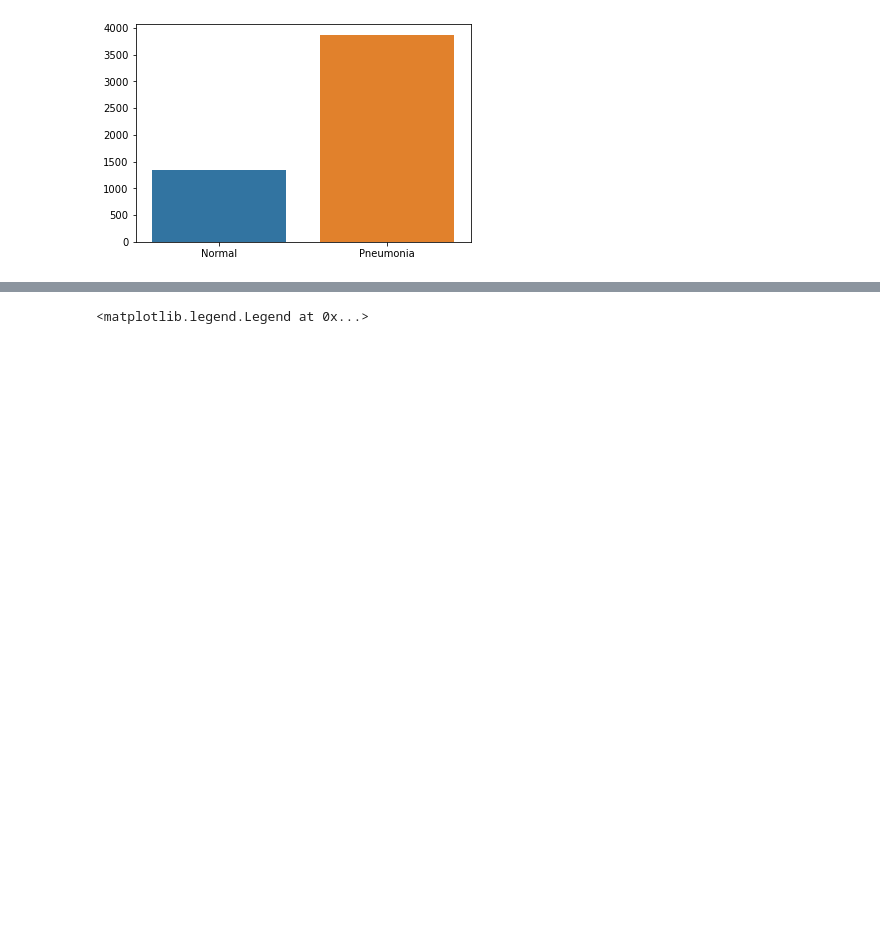
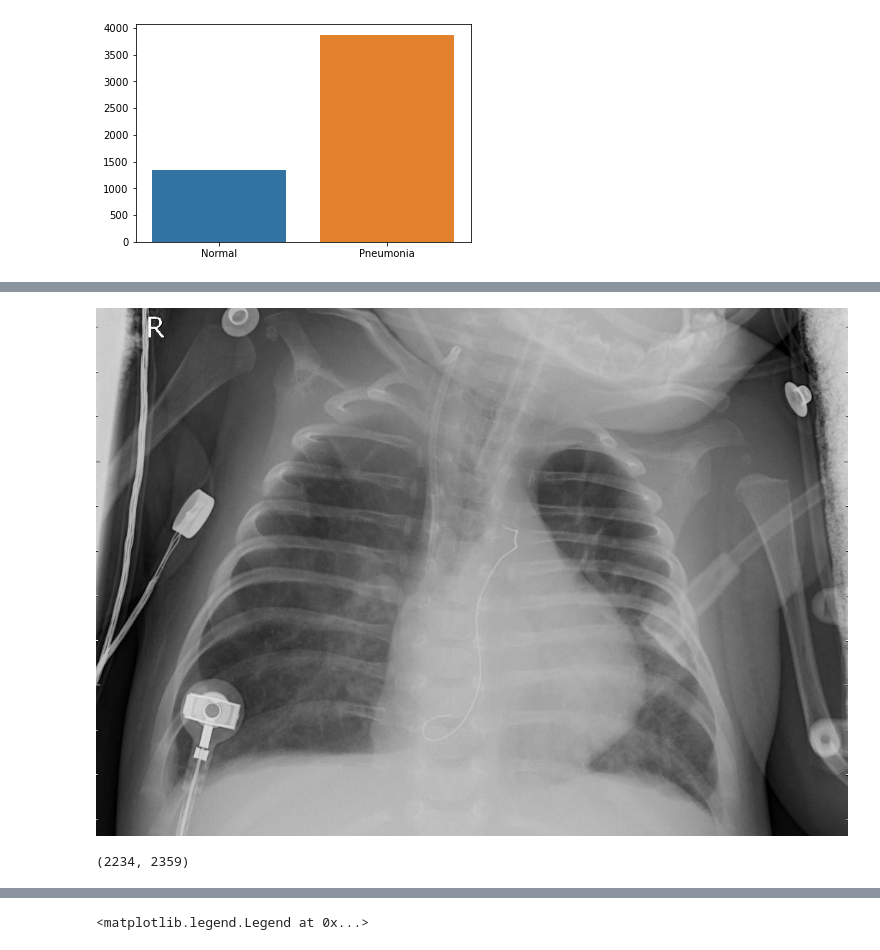
Before and after one commit to Luv2bnanook44/flatiron_phase4_project, a Jupyter notebook: notebooks/jamie_notebook.ipynb, the cells around one changed output, grey strips where cells are left out. Saved outputs shown, nothing was run; the diff lists cells and outputs as text; code cells hidden in the pictures; blank space fills up the shorter version.

```diff
--- a/notebooks/jamie_notebook.ipynb
+++ b/notebooks/jamie_notebook.ipynb
@@ -69,0 +166,7 @@ sns.barplot(x=['Normal','Pneumonia'],y=[len(train_normal),len(train_pneumonia)])
+# %%
+# first sick patient image
+img = train_pneumonia[0]
+img = load_img('../data/chest_xray/train/PNEUMONIA/' + img)
+img
+# %% [output]
+[figure, added]
@@ -69,0 +177,4 @@ sns.barplot(x=['Normal','Pneumonia'],y=[len(train_normal),len(train_pneumonia)])
+# %%
+normal_img_arrays[0].shape
+# %% [output]
+(2234, 2359)
```
Also changed, not shown: parts of 52 cells of this notebook.
